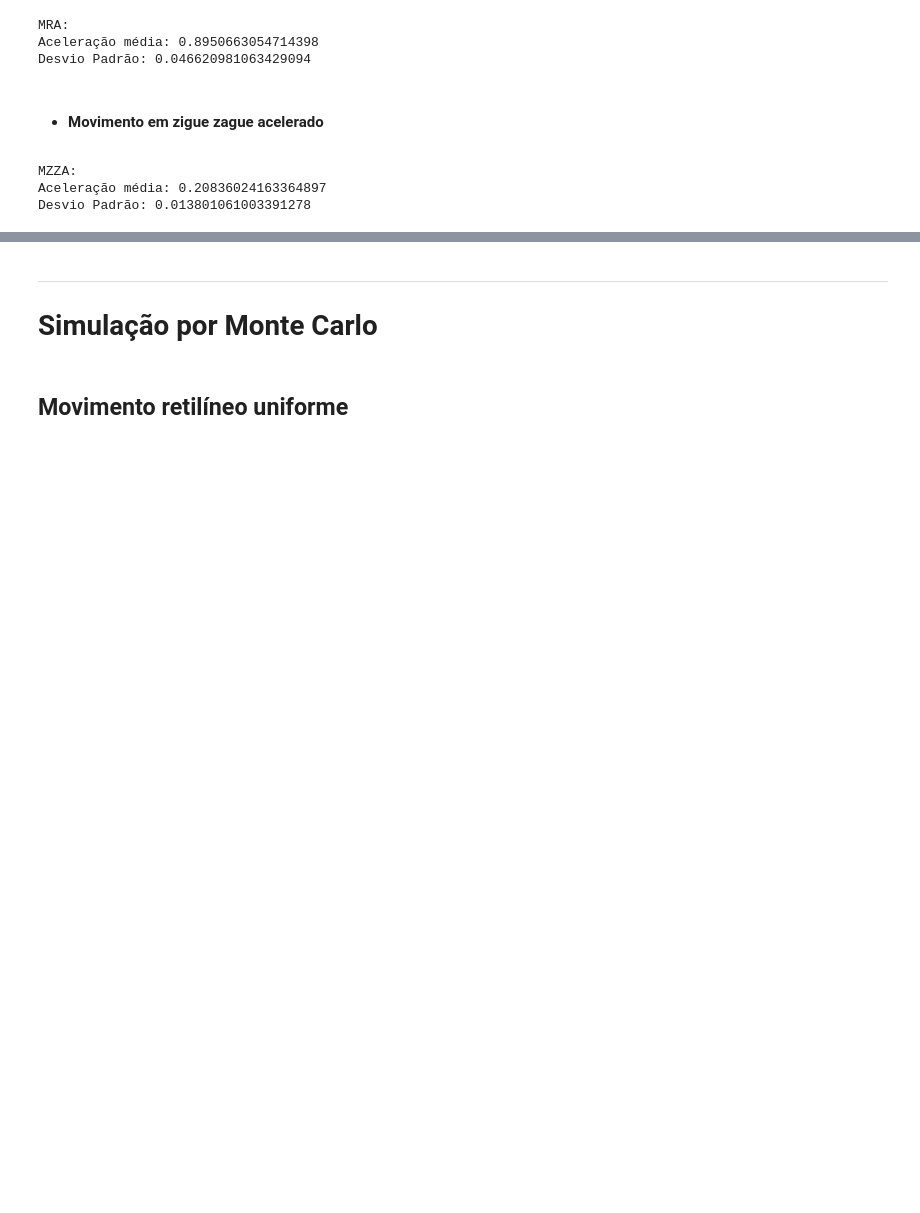
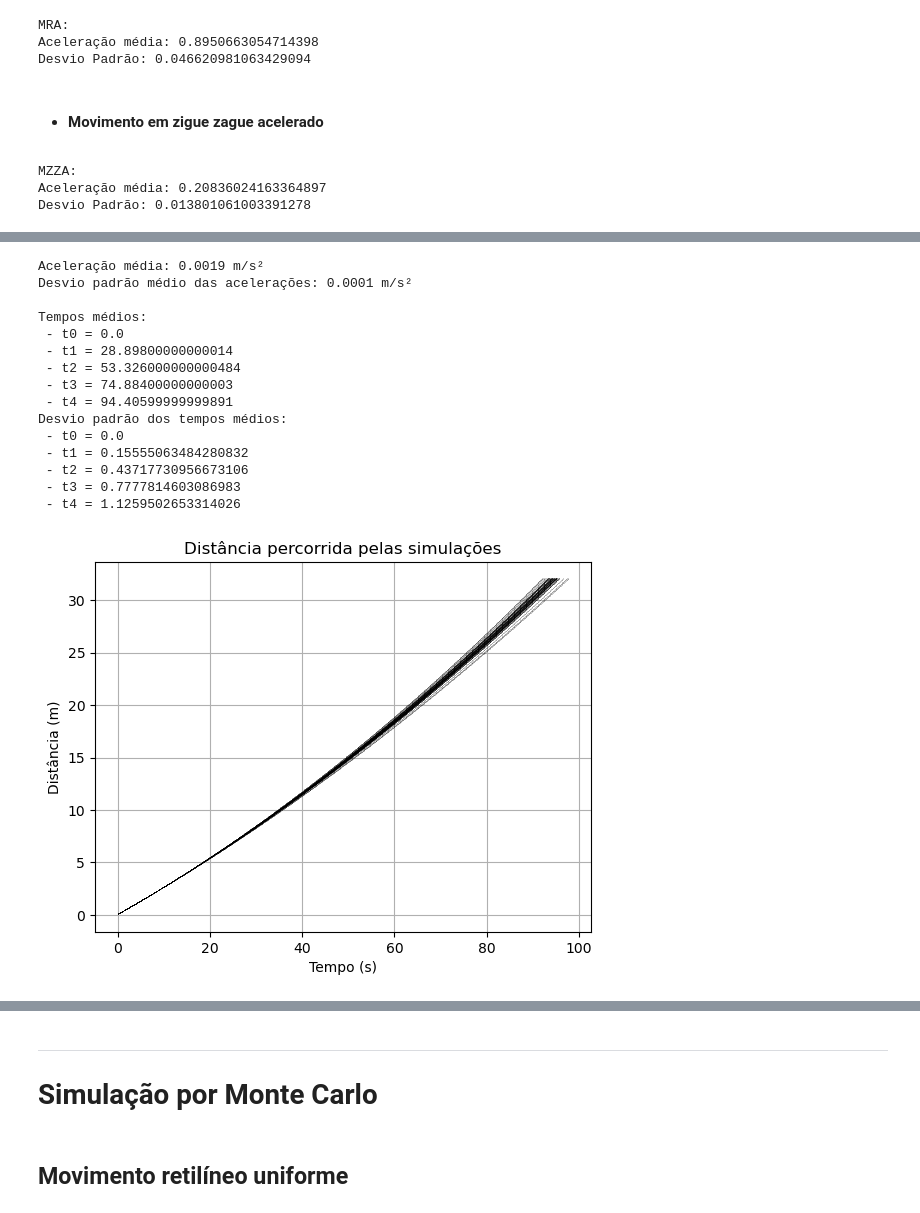
Before and after one commit to RafaBSales/MAC0209-EP2, a Jupyter notebook: ep2.ipynb, the cells around one changed output, grey strips where cells are left out. Drawn from its saved outputs; the diff is of its cells as text; code cells hidden in the pictures; blank space fills up the shorter version.

```diff
--- a/ep2.ipynb
+++ b/ep2.ipynb
@@ -738,0 +879,79 @@ Desvio Padrão: 0.013801061003391278
+# %%
+v0 = 0.25
+a = []
+for instance in muv_reta_ds.instances.values():
+    time_col = instance.sensors3['linear_acceleration']['Time (s)']
+    tf = time_col[time_col.shape[0] - 1]
+    a.append(((32 - v0*tf)/(tf**2)) * 2)
+
+k = np.mean(a)
+std = np.std(a)
+kss = []
+
+ve = [[v0] for _ in range(50)]
+xe = [[0] for _ in range(50)]
+
+ts = [[0]*50 for _ in range(5)]
+dt = 0.1
+
+for j in range(50):
+    ks = k + np.random.normal(0, std)
+    kss.append(ks)
+
+    state_vec = np.array([0, v0, ks])
+
+    t = 0
+    for i in range(1, 5):
+        while state_vec[0] < i*8:
+            state_vec[1] = state_vec[1] + state_vec[2]*dt
+            state_vec[0] = state_vec[0] + state_vec[1]*dt
+            ve[j].append(state_vec[1])
+            xe[j].append(state_vec[0])
+            t += dt
+
+        ts[i][j] = t
+
+print(f"Aceleração média: {np.mean(kss):.4f} m/s²")
+print(f"Desvio padrão médio das acelerações: {np.std(kss):.4f} m/s²\n")
+
+df = pd.DataFrame(list(zip(*ts)), columns=['t0', 't1', 't2,', 't3', 't4'])
+df.to_csv('Dados/MRA_tempos_Euler.csv', index=False, decimal=',')
+
+data = {'aceleração': kss}
+df = pd.DataFrame(data)
+df.to_csv('Dados/MRA_dados_Euler.csv', index=False, decimal=',')
+
+print("Tempos médios:")
+for i in range(5):
+    print(f" - t{i} = {np.mean(ts[i])}")
+
+print("Desvio padrão dos tempos médios:")
+for i in range(5):
+    print(f" - t{i} = {np.std(ts[i])}")
+
+for j in range(50):
+    xaxis = np.linspace(0, ts[4][j], len(xe[j]))
+    plt.plot(xaxis, xe[j], ',k', alpha=0.2)
+
+plt.title('Distância percorrida pelas simulações')
+plt.ylabel('Distância (m)')
+plt.xlabel('Tempo (s)')
+plt.grid(True)
+plt.show()
+# %% [output]
+Aceleração média: 0.0019 m/s²
+Desvio padrão médio das acelerações: 0.0001 m/s²
+
+Tempos médios:
+ - t0 = 0.0
+ - t1 = 28.89800000000014
+ - t2 = 53.326000000000484
+ - t3 = 74.88400000000003
+ - t4 = 94.40599999999891
+Desvio padrão dos tempos médios:
+ - t0 = 0.0
+ - t1 = 0.15555063484280832
+ - t2 = 0.43717730956673106
+ - t3 = 0.7777814603086983
+ - t4 = 1.1259502653314026
+[figure, added]
```
Also changed, not shown: parts of 37 cells of this notebook.
